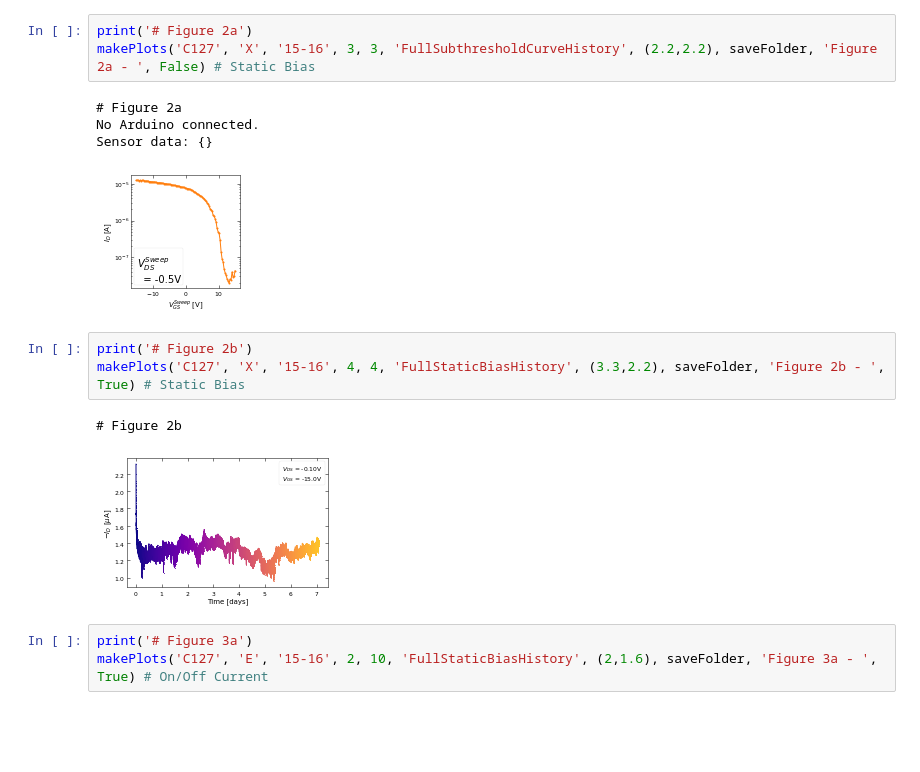
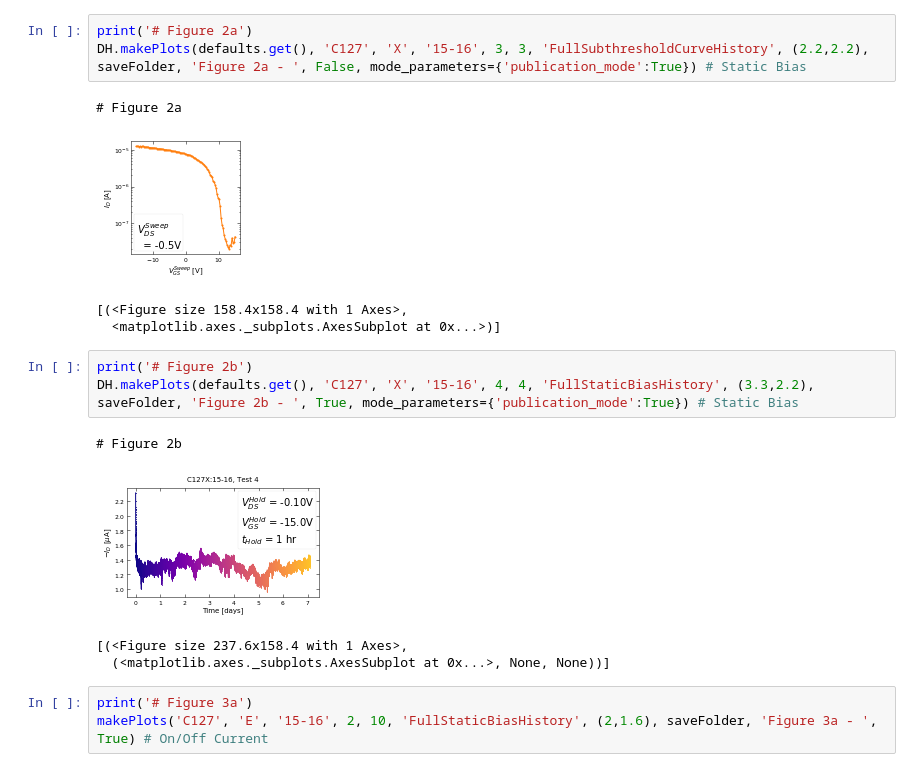
Before and after one commit to stevennoyce/CNT_IV, a Jupyter notebook: b2912a/notebooks/Bias Stress Figures 1.ipynb, the cells around one changed output. Saved outputs shown, nothing was run; the diff lists cells and outputs as text; blank space fills up the shorter version.

```diff
--- a/b2912a/notebooks/Bias Stress Figures 1.ipynb
+++ b/b2912a/notebooks/Bias Stress Figures 1.ipynb
@@ -47,17 +47,19 @@ saveFolder = '../../../Publications/2018-04-30 Bias Stress ACS/Plots'
 # %%
 print('# Figure 2a')
-makePlots('C127', 'X', '15-16', 3, 3, 'FullSubthresholdCurveHistory', (2.2,2.2), saveFolder, 'Figure 2a - ', False) # Static Bias
+DH.makePlots(defaults.get(), 'C127', 'X', '15-16', 3, 3, 'FullSubthresholdCurveHistory', (2.2,2.2), saveFolder, 'Figure 2a - ', False, mode_parameters={'publication_mode':True}) # Static Bias
 # %% [output]
 # Figure 2a
-No Arduino connected.
-Sensor data: {}
 [figure]
+[(<Figure size 158.4x158.4 with 1 Axes>,
+  <matplotlib.axes._subplots.AxesSubplot at 0x...>)]
 # %%
 print('# Figure 2b')
-makePlots('C127', 'X', '15-16', 4, 4, 'FullStaticBiasHistory', (3.3,2.2), saveFolder, 'Figure 2b - ', True) # Static Bias
+DH.makePlots(defaults.get(), 'C127', 'X', '15-16', 4, 4, 'FullStaticBiasHistory', (3.3,2.2), saveFolder, 'Figure 2b - ', True, mode_parameters={'publication_mode':True}) # Static Bias
 # %% [output]
 # Figure 2b
-[figure, old version]
+[figure, new version]
+[(<Figure size 237.6x158.4 with 1 Axes>,
+  (<matplotlib.axes._subplots.AxesSubplot at 0x...>, None, None))]
 # %%
 print('# Figure 3a')
 makePlots('C127', 'E', '15-16', 2, 10, 'FullStaticBiasHistory', (2,1.6), saveFolder, 'Figure 3a - ', True) # On/Off Current
```
Also changed, not shown: parts of 3 cells of this notebook, 2 other files.
